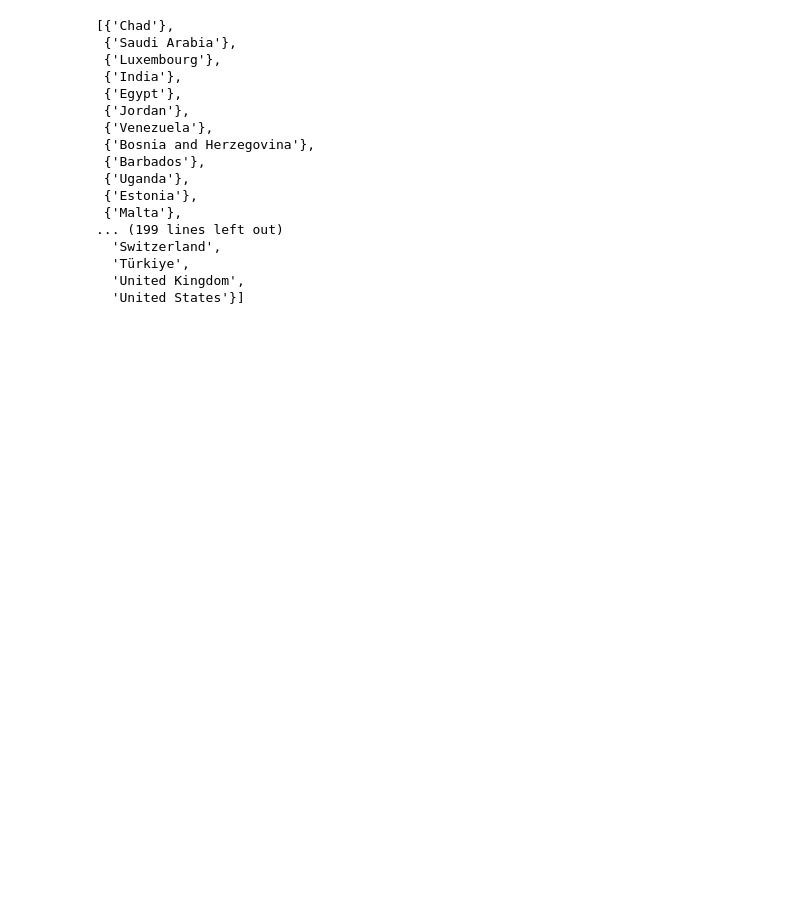
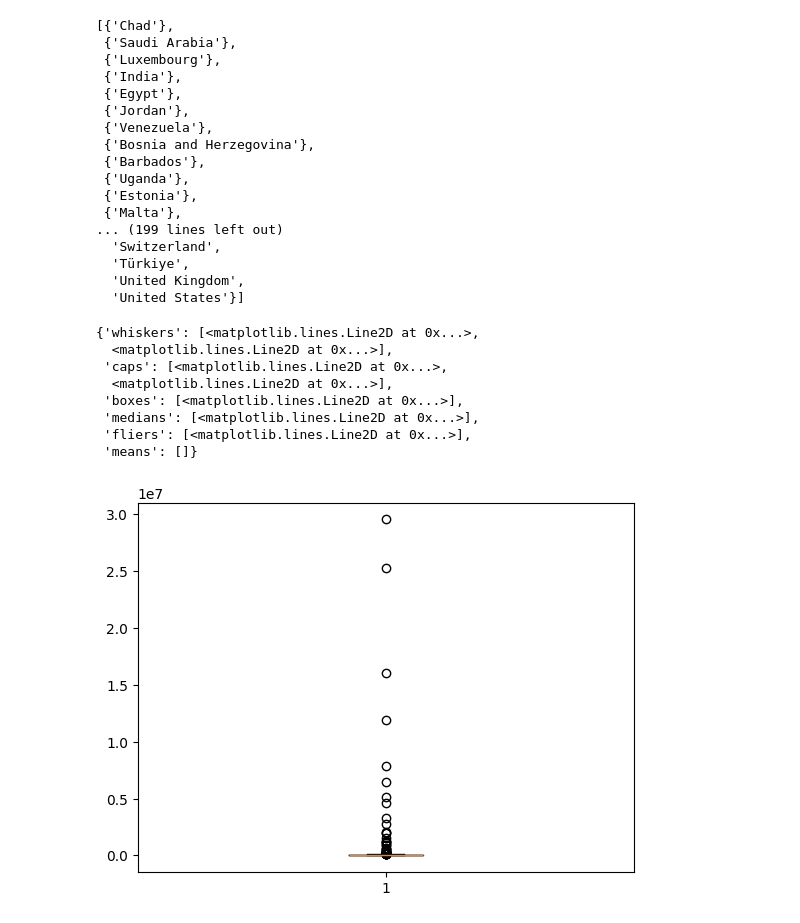
Before and after one commit to gilangluq/graph-network-financial-analysis, a Jupyter notebook: graph-network-financial-analysis.ipynb, the cells around one changed output. Saved outputs shown, nothing was run; the diff lists cells and outputs as text; code cells hidden in the pictures; blank space fills up the shorter version.

```diff
--- a/graph-network-financial-analysis.ipynb
+++ b/graph-network-financial-analysis.ipynb
@@ -221,3 +221,17 @@ list(nx.strongly_connected_components(G))
   'Türkiye',
   'United Kingdom',
   'United States'}]
+# %%
+degree_values = [v for k, v in G.degree(weight='2013-Q4')]
+fig = plt.figure();
+plt.boxplot(degree_values)
+# %% [output]
+{'whiskers': [<matplotlib.lines.Line2D at 0x...>,
+  <matplotlib.lines.Line2D at 0x...>],
+ 'caps': [<matplotlib.lines.Line2D at 0x...>,
+  <matplotlib.lines.Line2D at 0x...>],
+ 'boxes': [<matplotlib.lines.Line2D at 0x...>],
+ 'medians': [<matplotlib.lines.Line2D at 0x...>],
+ 'fliers': [<matplotlib.lines.Line2D at 0x...>],
+ 'means': []}
+[figure, added]
```
